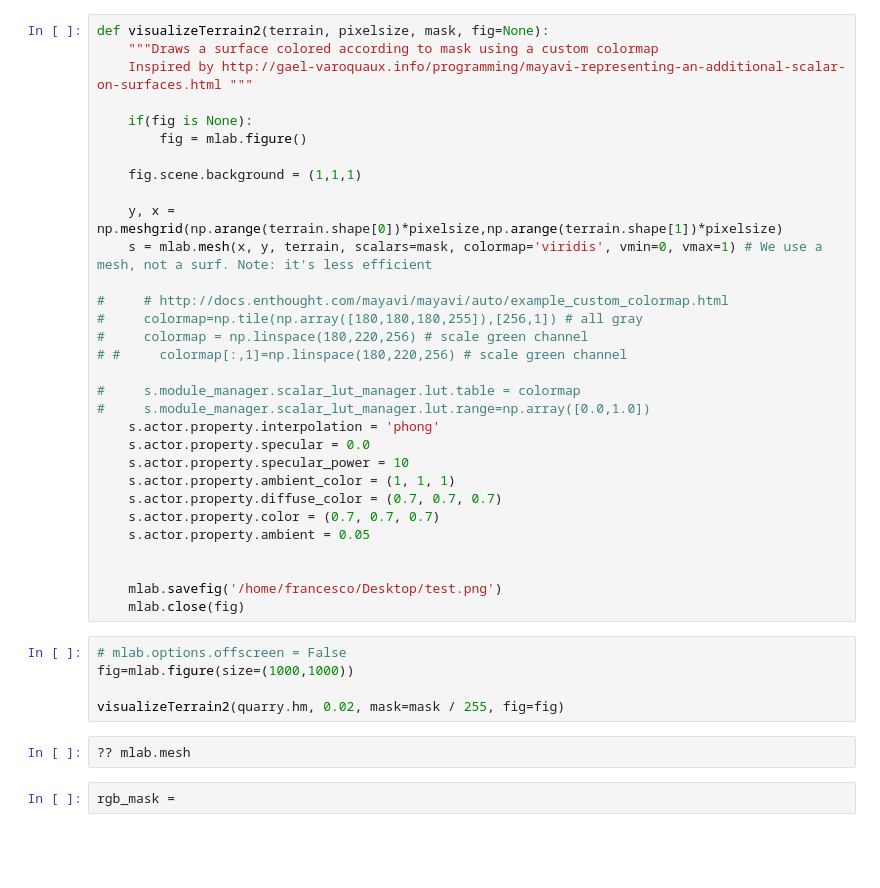
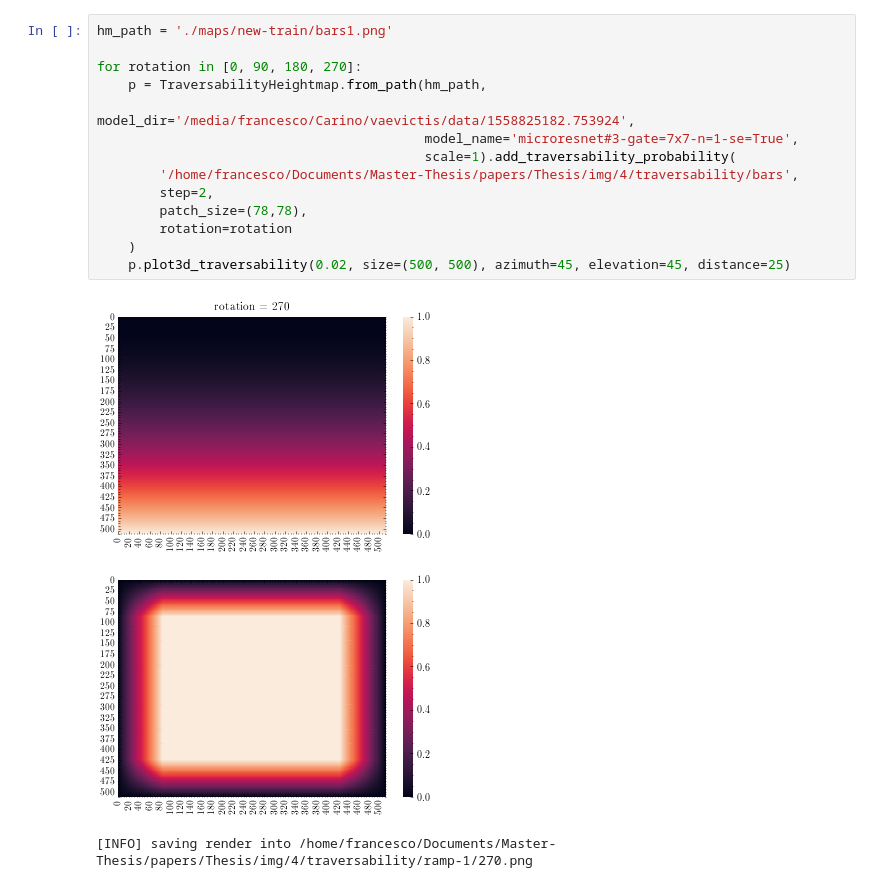
Before and after one commit to FrancescoSaverioZuppichini/Master-Thesis, a Jupyter notebook: core/qualitative_results.ipynb, the cells around one changed output. Drawn from its saved outputs; the diff is of its cells as text; blank space fills up the shorter version.

Commit message:
Chapter 4: new images

```diff
--- a/core/qualitative_results.ipynb
+++ b/core/qualitative_results.ipynb
@@ -39,40 +22,18 @@ SyntaxError: invalid syntax (<ipython-input-13-690bc44e3c5d>, line 4)
-# %%
-def visualizeTerrain2(terrain, pixelsize, mask, fig=None):
-    """Draws a surface colored according to mask using a custom colormap
-    Inspired by http://gael-varoquaux.info/programming/mayavi-representing-an-additional-scalar-on-surfaces.html """
-
-    if(fig is None):
-        fig = mlab.figure()
-
-    fig.scene.background = (1,1,1)
-
-    y, x = np.meshgrid(np.arange(terrain.shape[0])*pixelsize,np.arange(terrain.shape[1])*pixelsize)
-    s = mlab.mesh(x, y, terrain, scalars=mask, colormap='viridis', vmin=0, vmax=1) # We use a mesh, not a surf. Note: it's less efficient
-
-#     # http://docs.enthought.com/mayavi/mayavi/auto/example_custom_colormap.html
-#     colormap=np.tile(np.array([180,180,180,255]),[256,1]) # all gray
-#     colormap = np.linspace(180,220,256) # scale green channel
-# #     colormap[:,1]=np.linspace(180,220,256) # scale green channel
-
-#     s.module_manager.scalar_lut_manager.lut.table = colormap
-#     s.module_manager.scalar_lut_manager.lut.range=np.array([0.0,1.0])
-    s.actor.property.interpolation = 'phong'
-    s.actor.property.specular = 0.0
-    s.actor.property.specular_power = 10
-    s.actor.property.ambient_color = (1, 1, 1)
-    s.actor.property.diffuse_color = (0.7, 0.7, 0.7)
-    s.actor.property.color = (0.7, 0.7, 0.7)
-    s.actor.property.ambient = 0.05
-
-
-    mlab.savefig('/home/francesco/Desktop/test.png')
-    mlab.close(fig)
-# %%
-# mlab.options.offscreen = False
-fig=mlab.figure(size=(1000,1000))
-
-visualizeTerrain2(quarry.hm, 0.02, mask=mask / 255, fig=fig)
-# %%
-?? mlab.mesh
-# %%
-rgb_mask =
+# %%
+hm_path = './maps/new-train/bars1.png'
+
+for rotation in [0, 90, 180, 270]:
+    p = TraversabilityHeightmap.from_path(hm_path,
+                                          model_dir='/media/francesco/Carino/vaevictis/data/1558825182.753924',
+                                          model_name='microresnet#3-gate=7x7-n=1-se=True',
+                                          scale=1).add_traversability_probability(
+        '/home/francesco/Documents/Master-Thesis/papers/Thesis/img/4/traversability/bars',
+        step=2,
+        patch_size=(78,78),
+        rotation=rotation
+    )
+    p.plot3d_traversability(0.02, size=(500, 500), azimuth=45, elevation=45, distance=25)
+# %% [output]
+[figure, added]
+[figure, added]
+[INFO] saving render into /home/francesco/Documents/Master-Thesis/papers/Thesis/img/4/traversability/ramp-1/270.png
```
Also changed, not shown: parts of 4 cells of this notebook, 12 other files.
